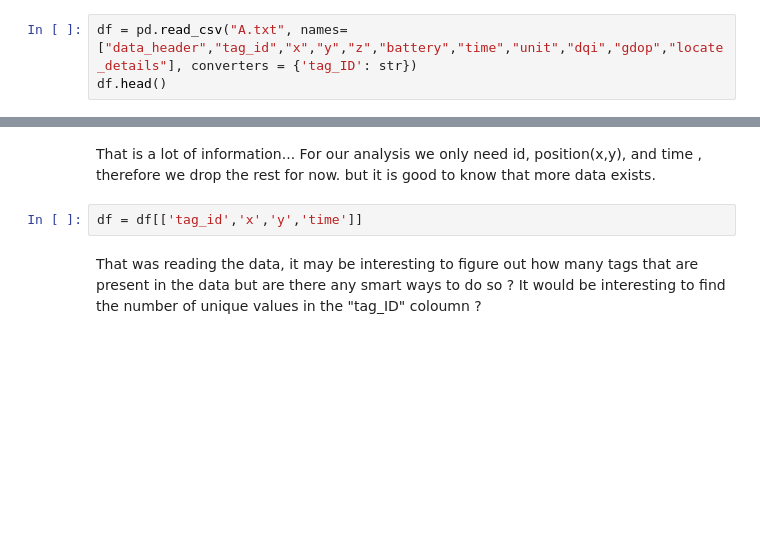
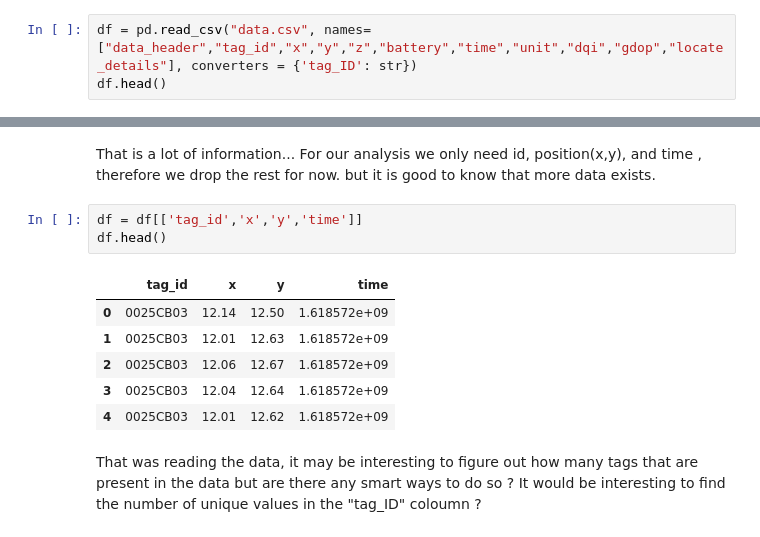
Before and after one commit to kakke14/TA_Content, a Jupyter notebook: advanced_technologies_in_construction/lecture_3/03.03-RTLS_Lecture.ipynb, the cells around one changed output, grey strips where cells are left out. Drawn from its saved outputs; the diff is of its cells as text; blank space fills up the shorter version.

```diff
--- a/advanced_technologies_in_construction/lecture_3/RTLS_Lecture.ipynb
+++ b/advanced_technologies_in_construction/lecture_3/03.03-RTLS_Lecture.ipynb
@@ -93,7 +57,7 @@ The data that will be the subject for this lecture is RTLS data, more specifical
 The data is written as comma seperated data and the collomns correspond to:
 <Data Header>,<tag ID>,<X>,<Y>,<Z>,<battery>,<timestamp>,<unit>,<DQI>,<GDOP>,<Locate-Details>,<LF>
 # %%
-df = pd.read_csv("A.txt", names=["data_header","tag_id","x","y","z","battery","time","unit","dqi","gdop","locate_details"], converters = {'tag_ID': str})
+df = pd.read_csv("data.csv", names=["data_header","tag_id","x","y","z","battery","time","unit","dqi","gdop","locate_details"], converters = {'tag_ID': str})
 df.head()
 # %% [output]
 |  | data_header | tag_id | x | y | z | battery | time | unit | dqi | gdop | ... |
@@ -107,6 +71,14 @@ That is a lot of information...
 For our analysis we only need id, position(x,y), and time , therefore we drop the rest for now. but it is good to know that more data exists.
 # %%
 df = df[['tag_id','x','y','time']]
+df.head()
+# %% [output]
+|  | tag_id | x | y | time |
+| 0 | 0025CB03 | 12.14 | 12.50 | 1.618572e+09 |
+| 1 | 0025CB03 | 12.01 | 12.63 | 1.618572e+09 |
+| 2 | 0025CB03 | 12.06 | 12.67 | 1.618572e+09 |
+| 3 | 0025CB03 | 12.04 | 12.64 | 1.618572e+09 |
+| 4 | 0025CB03 | 12.01 | 12.62 | 1.618572e+09 |
 # %% [markdown]
 That was reading the data, it may be interesting to figure out how many tags that are present in the data
 but are there any smart ways to do so ?
```
Also changed, not shown: parts of 21 cells of this notebook, 4 other files.
